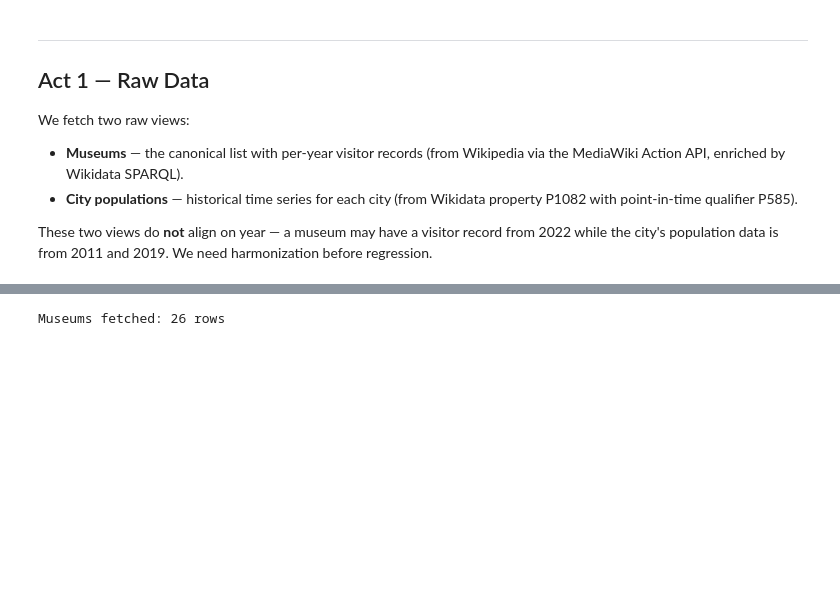
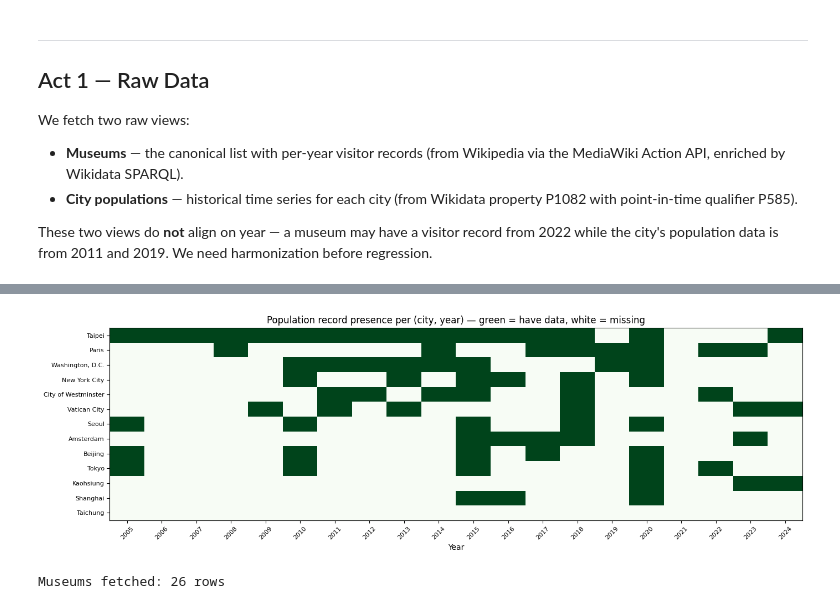
Before and after one commit to matt-grain/museum-analysis, a Jupyter notebook: notebook/regression_analysis.ipynb, the cells around one changed output, grey strips where cells are left out. Drawn from its saved outputs; the diff is of its cells as text; code cells hidden in the pictures; blank space fills up the shorter version.

```diff
--- a/notebook/regression_analysis.ipynb
+++ b/notebook/regression_analysis.ipynb
@@ -67,3 +152,29 @@ harmonization before regression.
+# %%
+# Missing-population heatmap — which (city, year) cells have data, which don't
+year_min, year_max = 2005, 2024
+years = list(range(year_min, year_max + 1))
+
+presence = pd.DataFrame(0, index=[c["name"] for c in cities_raw], columns=years)
+for c in cities_raw:
+    for rec in c.get("population_history", []):
+        if year_min <= rec["year"] <= year_max:
+            presence.loc[c["name"], rec["year"]] = 1
+
+# Sort cities by number of years present (densest on top)
+presence = presence.loc[presence.sum(axis=1).sort_values(ascending=False).index]
+
+fig, ax = plt.subplots(figsize=(14, max(4, 0.35 * len(presence))))
+ax.imshow(presence.values, aspect="auto", cmap="Greens", vmin=0, vmax=1)
+ax.set_xticks(range(len(years)))
+ax.set_xticklabels(years, rotation=45, fontsize=8)
+ax.set_yticks(range(len(presence)))
+ax.set_yticklabels(presence.index, fontsize=8)
+ax.set_title("Population record presence per (city, year) — green = have data, white = missing")
+ax.set_xlabel("Year")
+plt.tight_layout()
+plt.show()
+# %% [output]
+[figure, added]
 # %%
 raw = api_get("/museums", limit=200)
 museums = pd.json_normalize(raw["items"])
```
Also changed, not shown: parts of 5 cells of this notebook, 7 other files.
